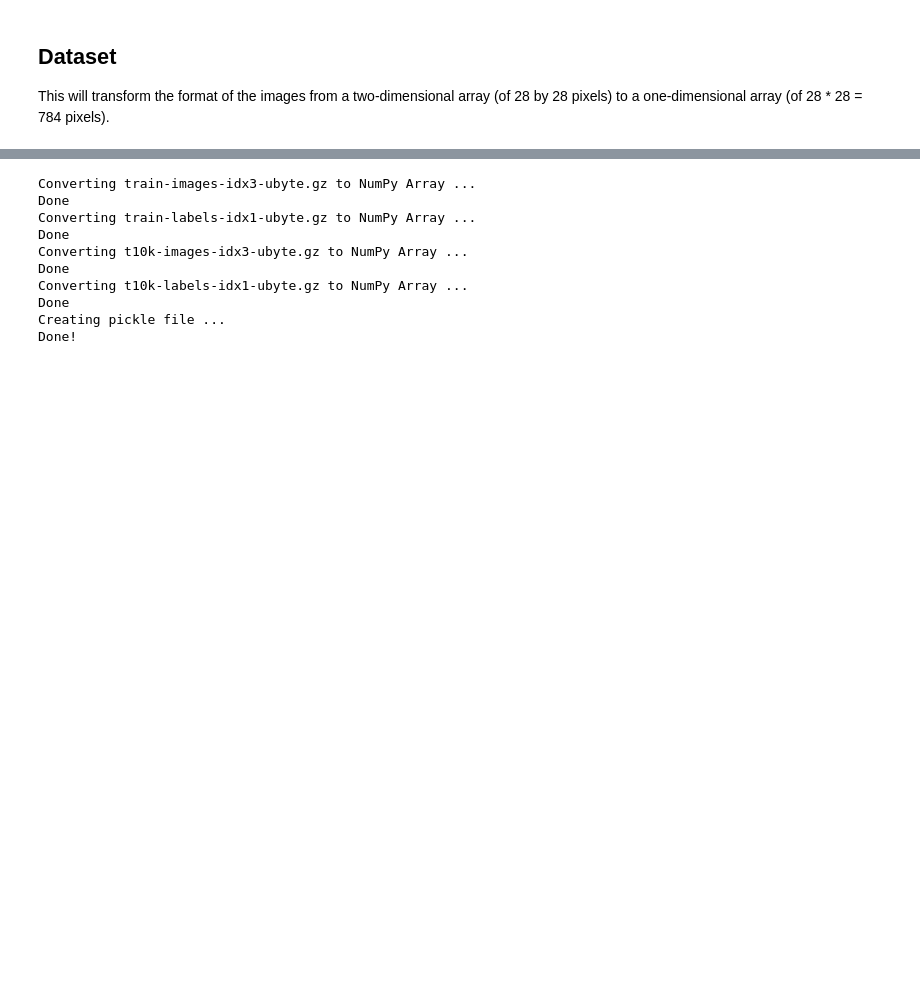
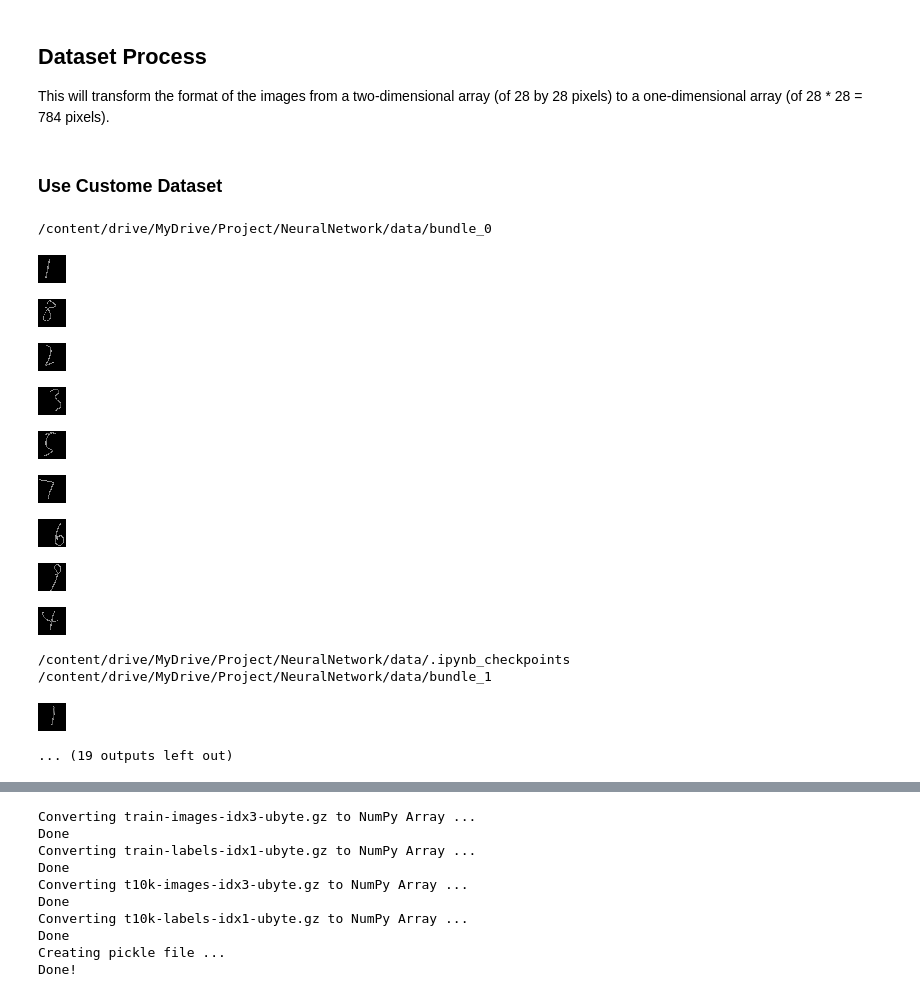
Before and after one commit to RiverTwilight/Deep_Learning_Full_Example, a Jupyter notebook: Neural_Network.ipynb, the cells around one changed output, grey strips where cells are left out. Saved outputs shown, nothing was run; the diff lists cells and outputs as text; code cells hidden in the pictures; blank space fills up the shorter version.

```diff
--- a/Neural_Network.ipynb
+++ b/Neural_Network.ipynb
@@ -7,4 +11,81 @@ This is a full example of how to detect hand-writting number with deep learning.
 # %% [markdown]
-## Dataset
+## Dataset Process
 
 This will transform the format of the images from a two-dimensional array (of 28 by 28 pixels) to a one-dimensional array (of 28 * 28 = 784 pixels).
+# %% [markdown]
+### Use Custome Dataset
+# %%
+import os
+import numpy as np
+import cv2
+from google.colab.patches import cv2_imshow
+
+data_path = '/content/drive/MyDrive/Project/NeuralNetwork/data'
+
+def load_custom_data(one_hot_label=False, flatten=False):
+    img_size = 784
+
+    x_train = []
+    t_train = []
+
+    for foldername in os.listdir(data_path):
+        bundle_path = os.path.join(data_path, foldername)
+        print(bundle_path)
+        if os.path.isdir(bundle_path):
+            for file_name in os.listdir(bundle_path):
+                img = cv2.imread(os.path.join(bundle_path, file_name))
+
+                gray = cv2.cvtColor(img, cv2.COLOR_BGR2GRAY)
+
+                retval, dst = cv2.threshold(gray,170,255,cv2.THRESH_BINARY_INV + cv2.THRESH_TOZERO)
+
+                flattened_img = dst.flatten()
+
+                flattened_img = flattened_img.astype(np.float32)
+
+                img_processed = flattened_img.reshape(dst.shape)
+                cv2_imshow(img_processed)
+
+                label = int(file_name.split('.')[0])
+
+                flattened_img /= 255.0
+
+                # print(flattened_img)
+
+                x_train.append(flattened_img)
+
+                if one_hot_label:
+                    one_hot = [0] * 10
+                    one_hot[label] = 1
+                    t_train.append(one_hot)
+
+                else:
+                    t_train.append(label)
+
+    x_train = np.array(x_train)
+    t_train = np.array(t_train)
+
+    # print('x_train shape:', x_train.shape)
+    # print('t_train shape:', t_train.shape)
+
+    return {
+        "x": x_train,
+        "t": t_train
+    }
+
+load_custom_data(one_hot_label=True)
+# %% [output]
+/content/drive/MyDrive/Project/NeuralNetwork/data/bundle_0
+[figure, added]
+[figure, added]
+[figure, added]
+[figure, added]
+[figure, added]
+[figure, added]
+[figure, added]
+[figure, added]
+[figure, added]
+/content/drive/MyDrive/Project/NeuralNetwork/data/.ipynb_checkpoints
+/content/drive/MyDrive/Project/NeuralNetwork/data/bundle_1
+[figure, added]
+... (19 outputs left out)
```
Also changed, not shown: parts of 18 cells of this notebook.
